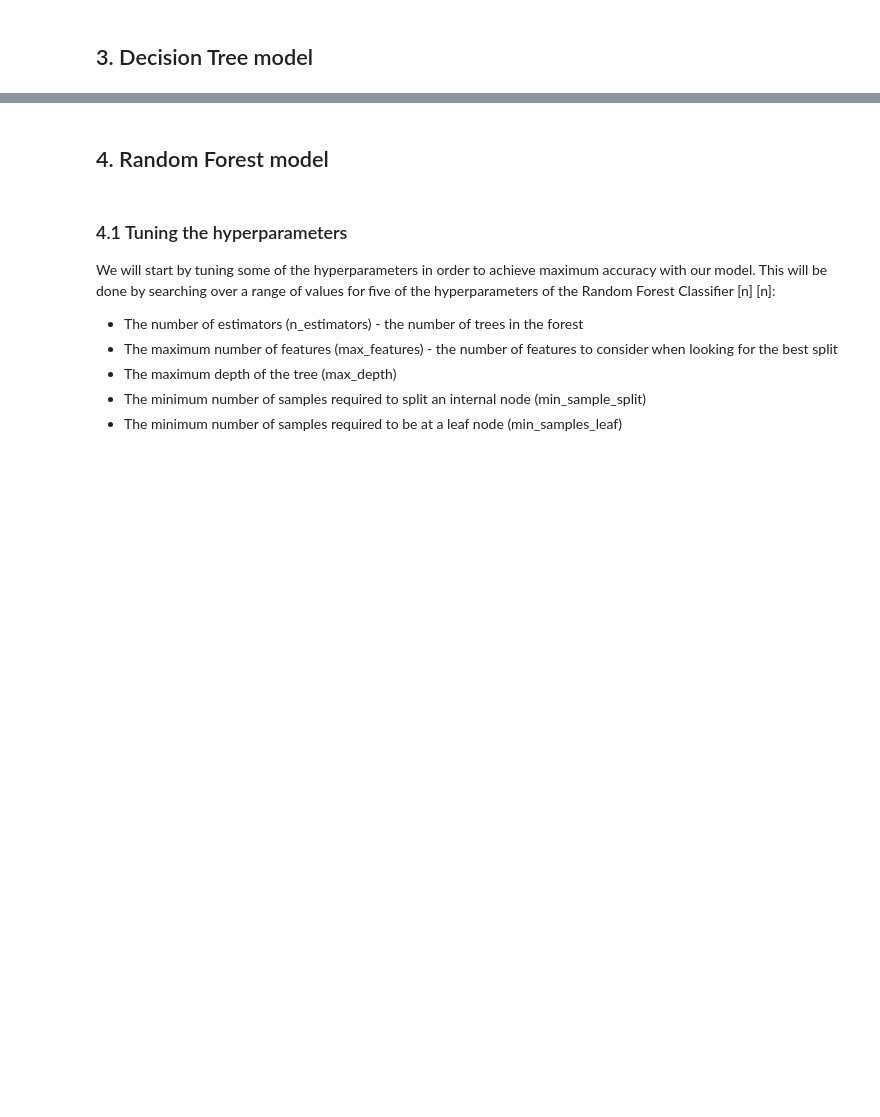
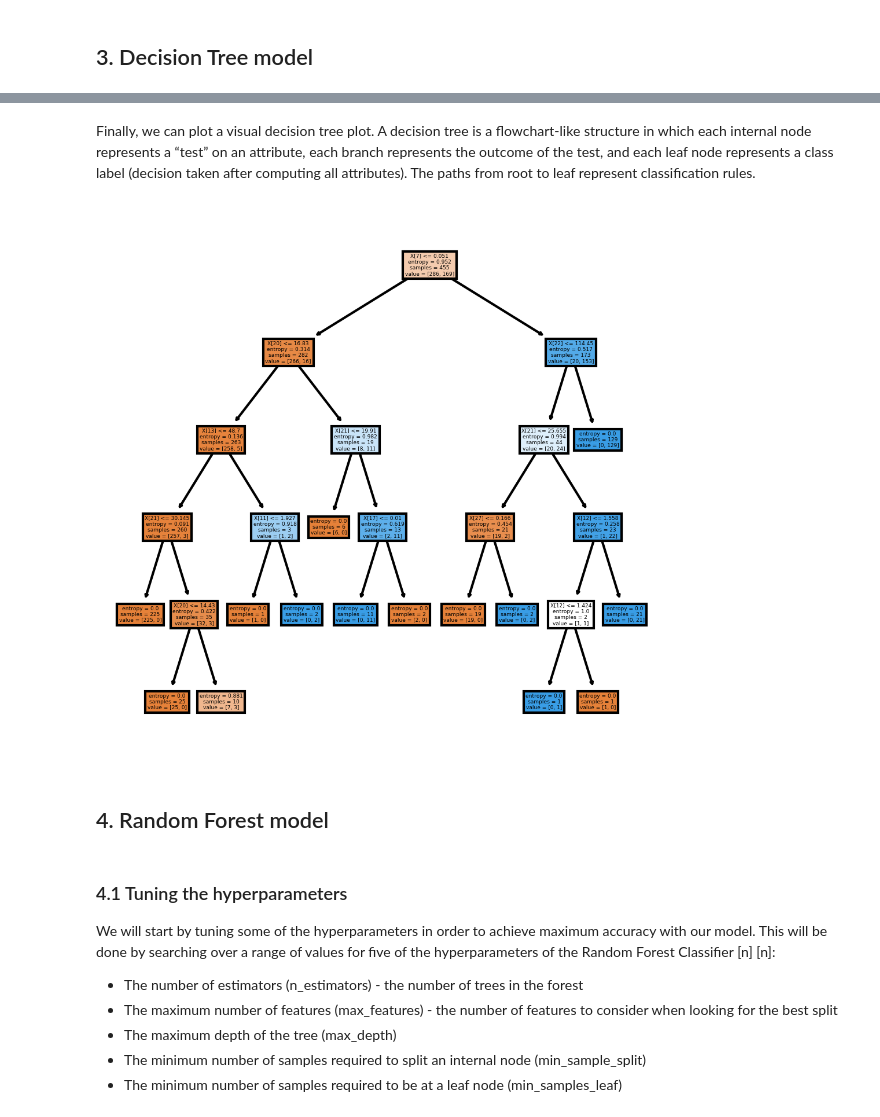
Before and after one commit to DaniiClarkee/Team4_CFG, a Jupyter notebook: Team_4_analysis_full_notebook_Rose.ipynb, the cells around one changed output, grey strips where cells are left out. Cells and saved outputs as stored; diff of their text form; code cells hidden in the pictures; blank space fills up the shorter version.

```diff
--- a/Team_4_analysis_full_notebook_Rose.ipynb
+++ b/Team_4_analysis_full_notebook_Rose.ipynb
@@ -327,3 +591,11 @@ Considering these factors, we have decided to set the threshold at 30%, i.e. any
+# %% [markdown]
+Finally, we can plot a visual decision tree plot. A decision tree is a flowchart-like structure in which each internal node represents a “test” on an attribute, each branch represents the outcome of the test, and each leaf node represents a class label (decision taken after computing all attributes). The paths from root to leaf represent classification rules.
+# %%
+fig, axes = plt.subplots(nrows = 1,ncols = 1,figsize = (4,4), dpi=300)
+tree.plot_tree(clf_decision_tree,
+               filled = True);
+# %% [output]
+[figure, added]
 # %% [markdown]
 ## 4. Random Forest model
 # %% [markdown]
```
Also changed, not shown: parts of 30 cells of this notebook.
